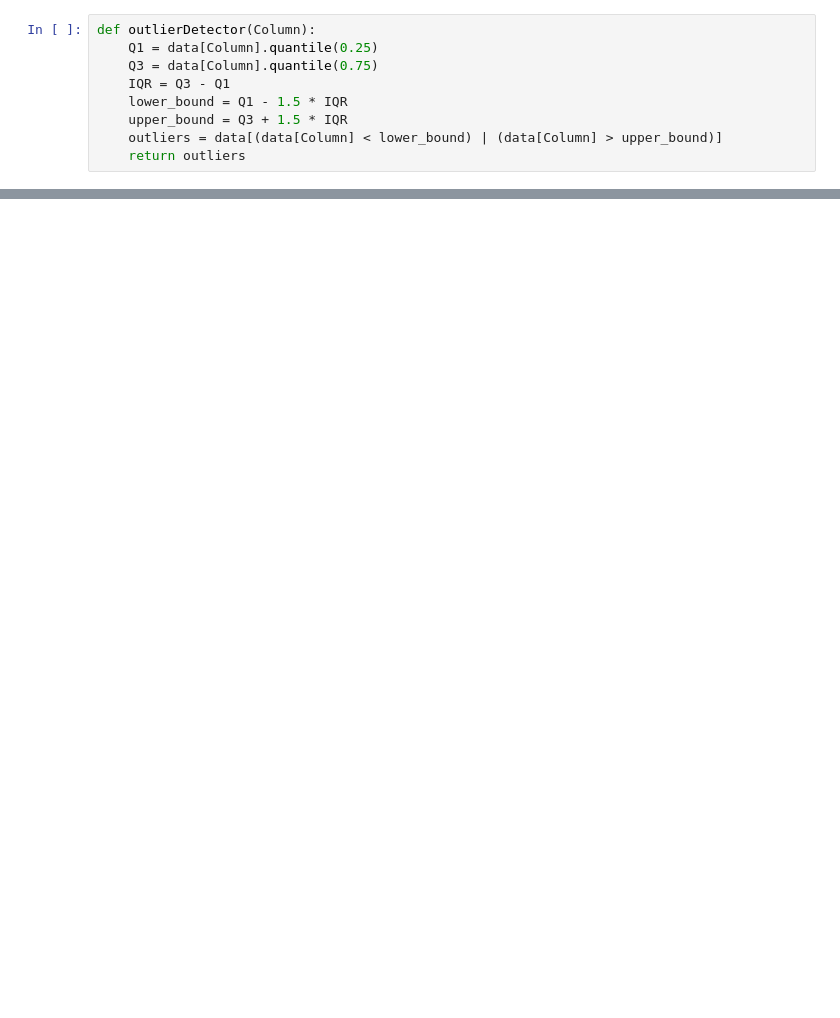
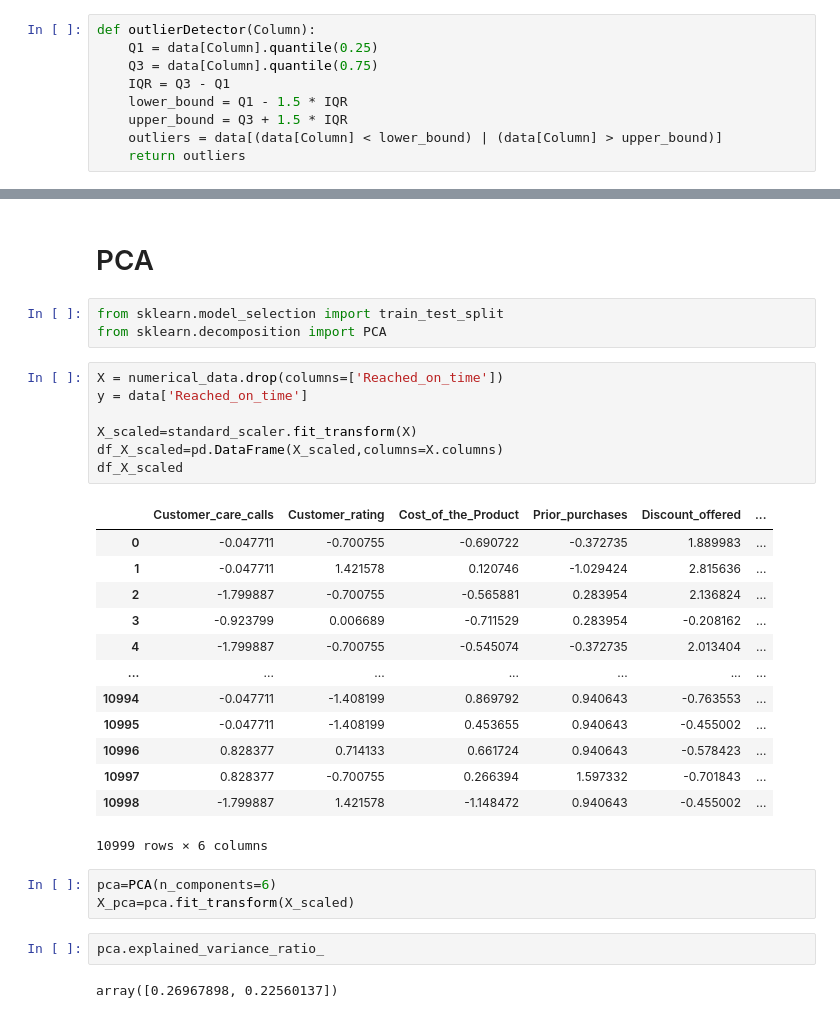
Before and after one commit to Atabeydem/477_Project, a Jupyter notebook: CE 477.ipynb, the cells around one changed output, grey strips where cells are left out. Cells and saved outputs as stored; diff of their text form; blank space fills up the shorter version.

```diff
--- a/CE 477.ipynb
+++ b/CE 477.ipynb
@@ -237,0 +238,33 @@ outlierDetector('Prior_purchases')
+# %% [markdown]
+# PCA
+# %%
+from sklearn.model_selection import train_test_split
+from sklearn.decomposition import PCA
+# %%
+X = numerical_data.drop(columns=['Reached_on_time'])
+y = data['Reached_on_time']
+
+X_scaled=standard_scaler.fit_transform(X)
+df_X_scaled=pd.DataFrame(X_scaled,columns=X.columns)
+df_X_scaled
+# %% [output]
+|  | Customer_care_calls | Customer_rating | Cost_of_the_Product | Prior_purchases | Discount_offered | ... |
+| 0 | -0.047711 | -0.700755 | -0.690722 | -0.372735 | 1.889983 | ... |
+| 1 | -0.047711 | 1.421578 | 0.120746 | -1.029424 | 2.815636 | ... |
+| 2 | -1.799887 | -0.700755 | -0.565881 | 0.283954 | 2.136824 | ... |
+| 3 | -0.923799 | 0.006689 | -0.711529 | 0.283954 | -0.208162 | ... |
+| 4 | -1.799887 | -0.700755 | -0.545074 | -0.372735 | 2.013404 | ... |
+| ... | ... | ... | ... | ... | ... | ... |
+| 10994 | -0.047711 | -1.408199 | 0.869792 | 0.940643 | -0.763553 | ... |
+| 10995 | -0.047711 | -1.408199 | 0.453655 | 0.940643 | -0.455002 | ... |
+| 10996 | 0.828377 | 0.714133 | 0.661724 | 0.940643 | -0.578423 | ... |
+| 10997 | 0.828377 | -0.700755 | 0.266394 | 1.597332 | -0.701843 | ... |
+| 10998 | -1.799887 | 1.421578 | -1.148472 | 0.940643 | -0.455002 | ... |
+10999 rows × 6 columns
+# %%
+pca=PCA(n_components=6)
+X_pca=pca.fit_transform(X_scaled)
+# %%
+pca.explained_variance_ratio_
+# %% [output]
+array([0.26967898, 0.22560137])
```
Also changed, not shown: parts of 11 cells of this notebook.
